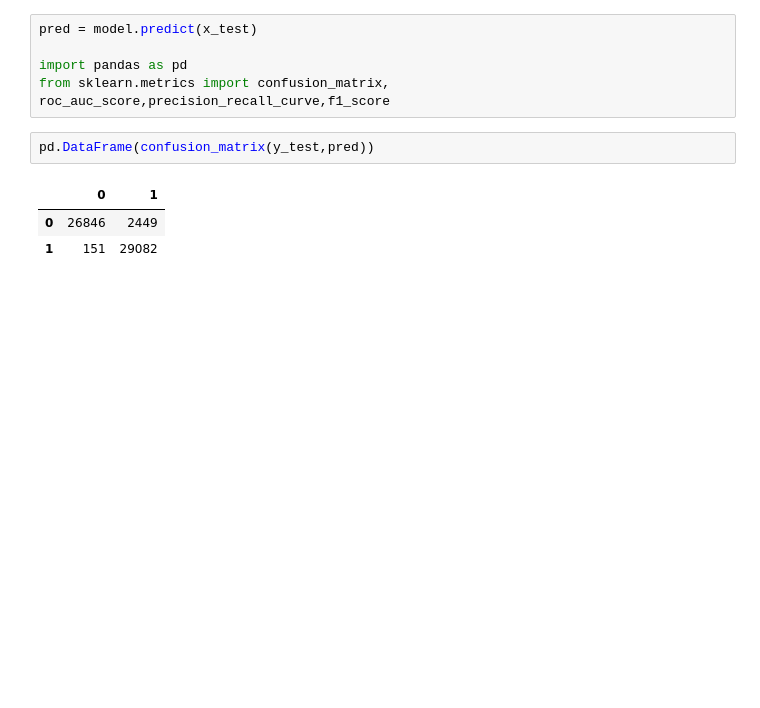
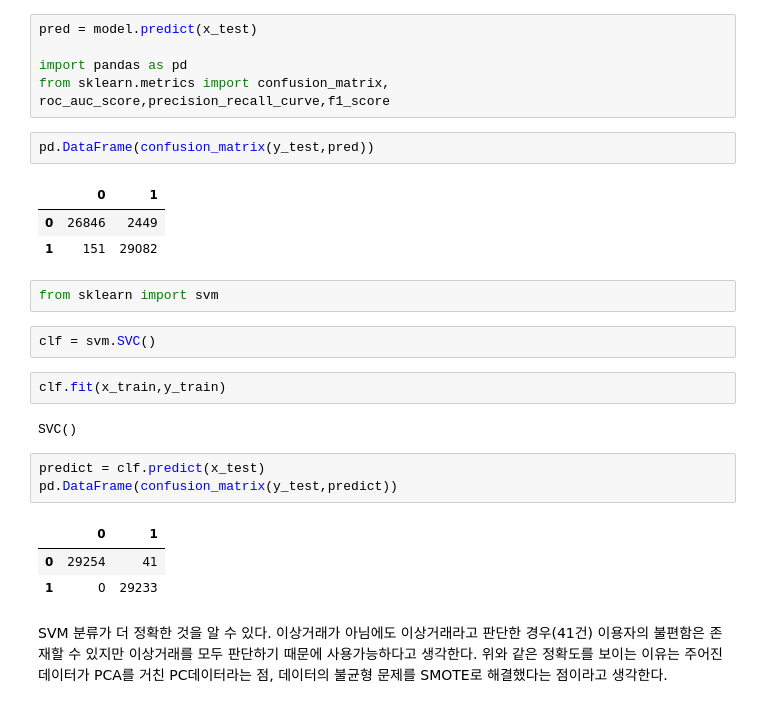
Before and after one commit to Eeun-ju/Credit-Card-Detection, a Jupyter notebook: 신용카드 데이터 EDA.ipynb, the cells around one changed output. Drawn from its saved outputs; the diff is of its cells as text; blank space fills up the shorter version.

```diff
--- a/신용카드 데이터 EDA.ipynb
+++ b/신용카드 데이터 EDA.ipynb
@@ -231,3 +231,20 @@ pd.DataFrame(confusion_matrix(y_test,pred))
 |  | 0 | 1 |
 | 0 | 26846 | 2449 |
 | 1 | 151 | 29082 |
+# %%
+from sklearn import svm
+# %%
+clf = svm.SVC()
+# %%
+clf.fit(x_train,y_train)
+# %% [output]
+SVC()
+# %%
+predict = clf.predict(x_test)
+pd.DataFrame(confusion_matrix(y_test,predict))
+# %% [output]
+|  | 0 | 1 |
+| 0 | 29254 | 41 |
+| 1 | 0 | 29233 |
+# %% [markdown]
+SVM 분류가 더 정확한 것을 알 수 있다. 이상거래가 아님에도 이상거래라고 판단한 경우(41건) 이용자의 불편함은 존재할 수 있지만 이상거래를 모두 판단하기 때문에 사용가능하다고 생각한다. 위와 같은 정확도를 보이는 이유는 주어진 데이터가 PCA를 거친 PC데이터라는 점, 데이터의 불균형 문제를 SMOTE로 해결했다는 점이라고 생각한다.
```
